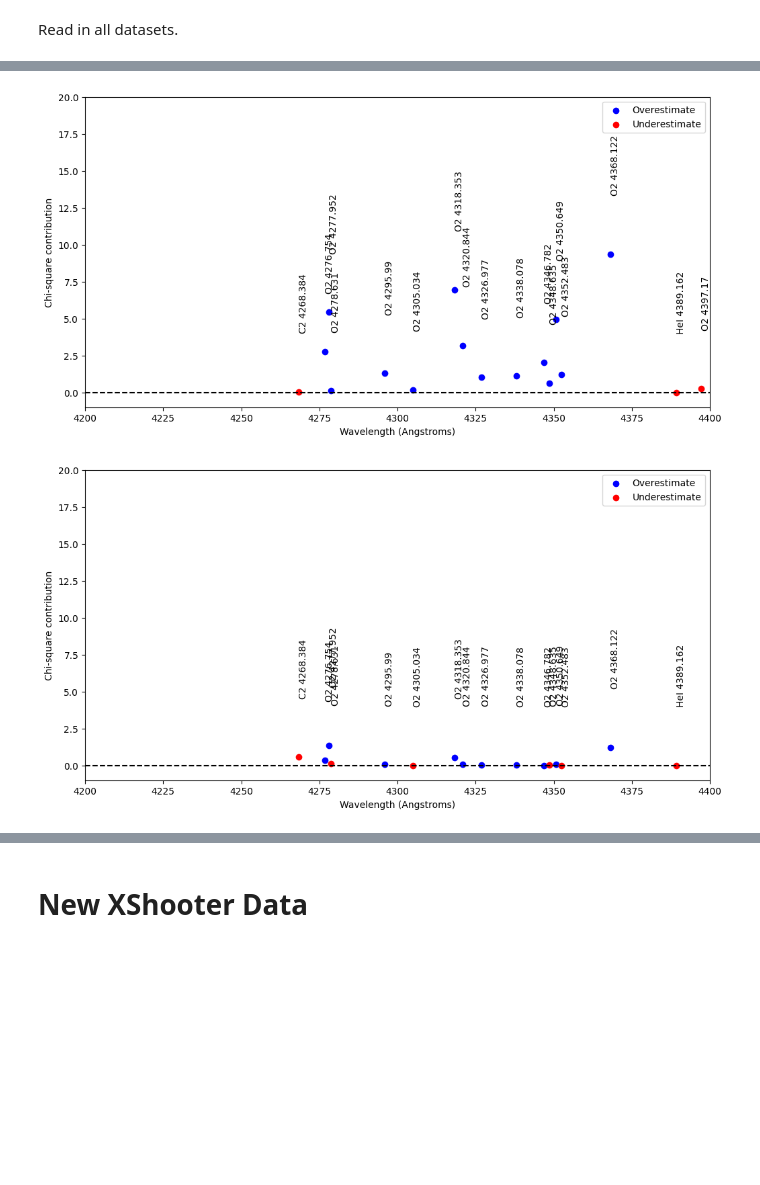
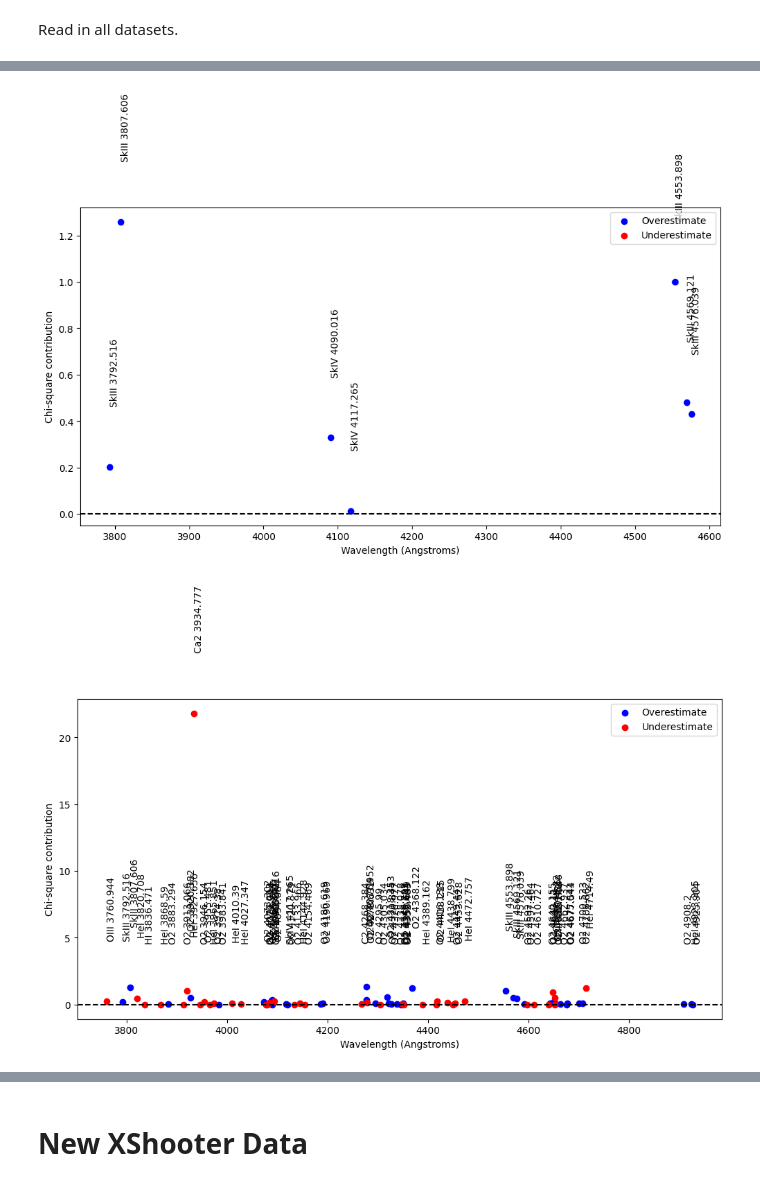
Before and after one commit to jCBellamy0/AzV-304, a Jupyter notebook: data_vis/data_vis_notebook.ipynb, the cells around one changed output, grey strips where cells are left out. Cells and saved outputs as stored; diff of their text form; code cells hidden in the pictures; blank space fills up the shorter version.

```diff
--- a/data_vis/data_vis_notebook.ipynb
+++ b/data_vis/data_vis_notebook.ipynb
@@ -10,6 +10,7 @@ import pandas as pd
 from astropy.io import fits
 from astropy.io import ascii as astro_write
 from astropy.table import Table, Column
+plt.rcParams['figure.figsize'] = [10, 5]
 # %% [markdown]
 `FullDataset` is used for storing the model spectra data for all abundances and microturbulence values in a grid for a given T_eff and log G. `get_micro_abund_storage` returns a spectra for a given mt vel/abund from the full dataset.
 # %%
@@ -29,8 +30,14 @@ class FullDataset:
                 error_storage[i]=dict()
         # 12-Line location, 4-EW, 13-Transition
         read_cols = [13, 12, 4]
+        start_ind=0
+        start_str=f_lines[0]
+        while start_str[0:11] !="!       XST":
+            start_ind+=1
+            start_str=f_lines[start_ind]
+        print(start_ind)
         count=0
-        for l in f_lines[30:]:
+        for l in f_lines[start_ind+1:]:
             line = l.split()
             # if labeled species
             if len(line) > 13 and '(' in line[13]:
@@ -233,8 +240,8 @@ def plot_chi_wavelength(obs_dataset, other_dataset,filter_list=None):#obs_storag
         for i, txt in enumerate(neg_species_line):
             plt.annotate(txt,(neg_x_vals[i],neg_y_vals[i]),xytext=(0.0,65.0),textcoords='offset points',rotation=90)
         plt.axhline(y = 0.0, color = 'black', linestyle = 'dashed')
-        plt.xlim([4200,4400])
-        plt.ylim([-1,20])
+        #plt.xlim([4200,4400])
+        #plt.ylim([-1,20])
         plt.xlabel("Wavelength (Angstroms)")
         plt.ylabel("Chi-square contribution")
         plt.legend(loc ="upper right")
@@ -476,8 +496,8 @@ plot_chi_table(obs_dataset, plot_chi_square_filter, [mod_dataset_1, mod_dataset_
 # %%
-plot_chi_wavelength(obs_dataset,mod_dataset_6.get_micro_abund_storage(1,""))
+plot_chi_wavelength(obs_dataset,mod_dataset_6.get_micro_abund_storage(1,"SI*2"),filter_list=["SkIII","SkIV"])
 # %% [output]
-[figure, old version]
+[figure, new version]
 # %%
-plot_chi_wavelength(obs_dataset,mod_dataset_6.get_micro_abund_storage(1,"C/2"))
+plot_chi_wavelength(obs_dataset,mod_dataset_6.get_micro_abund_storage(1,"SI*2"))
 # %% [output]
-[figure, old version]
+[figure, new version]
```
Also changed, not shown: parts of 13 cells of this notebook, 3 other files.
